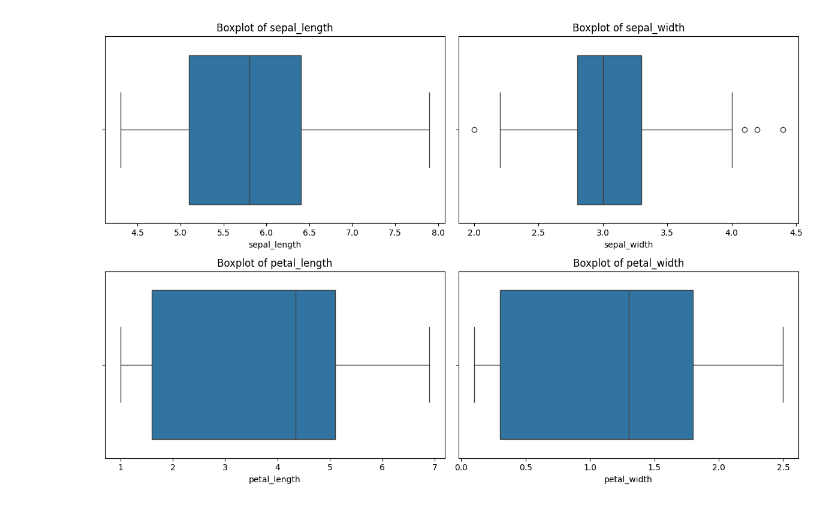
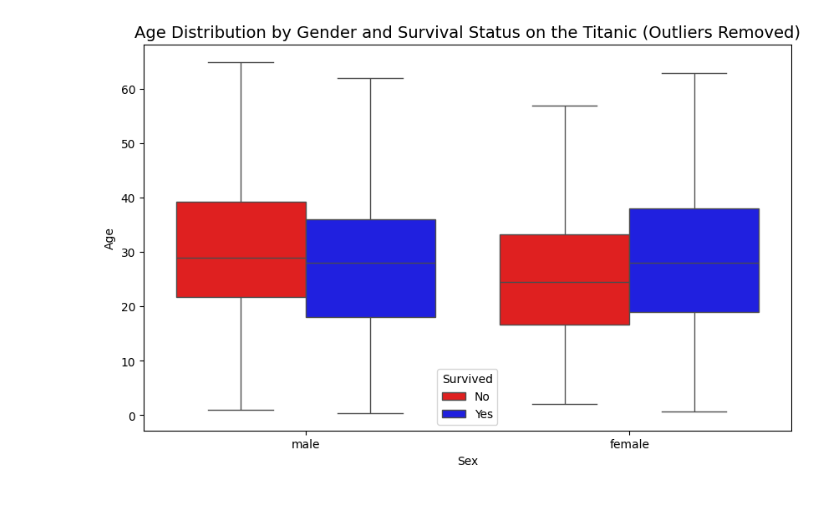
Before and after one commit to sp5-official/DSBDAL_Python, a Jupyter notebook: Assignment_10.ipynb, the cells around one changed output. Drawn from its saved outputs; the diff is of its cells as text; code cells hidden in the pictures.

```diff
--- a/Assignment_10.ipynb
+++ b/Assignment_10.ipynb
@@ -2,7 +2,8 @@
 import pandas as pd
 import seaborn as sns
 import matplotlib.pyplot as plt
-df = sns.load_dataset('iris')
+df = sns.load_dataset('titanic')
+
 # Display first few rows
-print(df.head(10))
+df.head(10)
 # %% [output]
@@ -103,11 +93,22 @@ Boxplots offer a clear visualization of the **central tendency**, **spread**, an
 # %%
-# Create boxplots
-plt.figure(figsize=(12, 8))
-for i, column in enumerate(df.select_dtypes(include='number').columns, 1):
- plt.subplot(2, 2, i)
- sns.boxplot(data=df, x=column)
- plt.title(f'Boxplot of {column}')
-plt.tight_layout()
+# Define distinct colors for survival status
+custom_palette = {0: 'red', 1: 'blue'} # 0 Did not survive, 1 Survived
+
+#Create the box plot without outliers
+plt.figure(figsize=(10, 6))
+sns.boxplot(x='sex', y='age', hue='survived', data=df,palette = custom_palette, showfliers=False)
+
+#Fix legend labels properly
+legend_labels = ['No', 'Yes']
+handles, _  = plt.gca().get_legend_handles_labels()
+plt.legend (handles, legend_labels, title='Survived')
+
+#Add title and labels
+plt.title('Age Distribution by Gender and Survival Status on the Titanic (Outliers Removed)', fontsize=14)
+plt.xlabel('Sex')
+plt.ylabel('Age')
+
+# Show plot
 plt.show()
 # %% [output]
-[figure, old version]
+[figure, new version]
```
Also changed, not shown: parts of 9 cells of this notebook, 1 other file.
